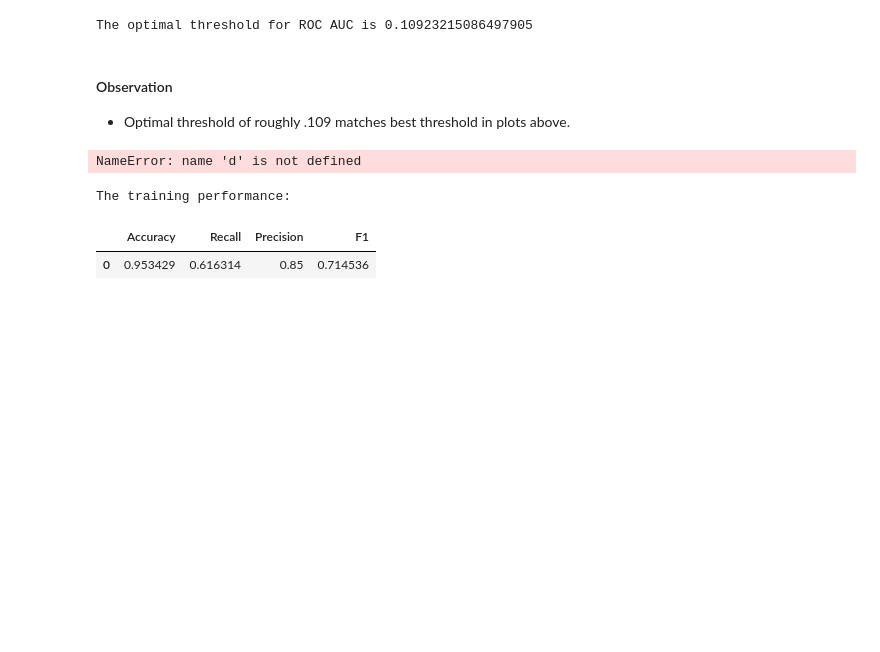
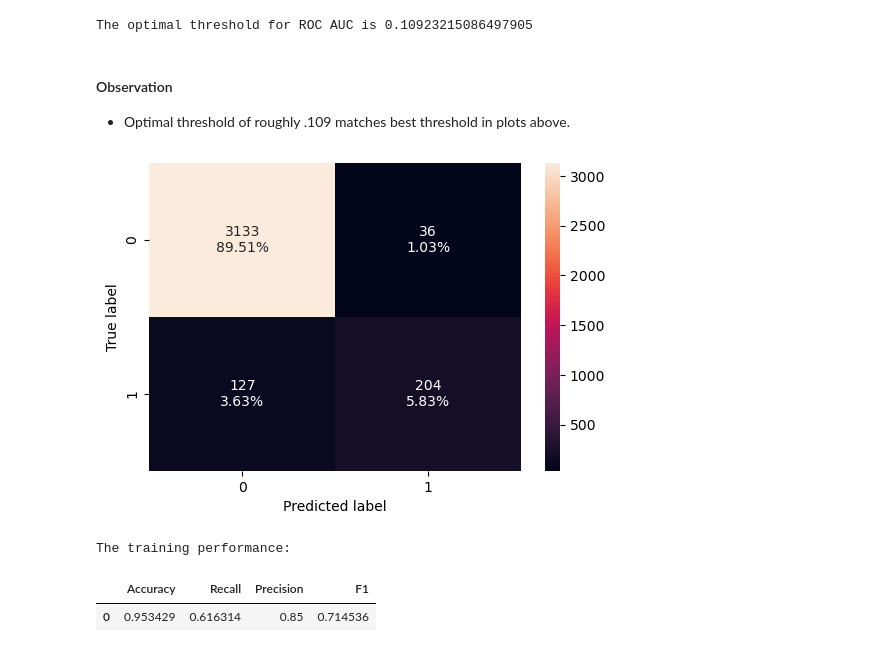
Before and after one commit to Drew75austin/Machine_Learning_Personal_Loan, a Jupyter notebook: SLC_Full_Code.ipynb, the cells around one changed output. Saved outputs shown, nothing was run; the diff lists cells and outputs as text; code cells hidden in the pictures; blank space fills up the shorter version.

```diff
--- a/SLC_Full_Code.ipynb
+++ b/SLC_Full_Code.ipynb
@@ -1006,10 +1019,10 @@ The optimal threshold for ROC AUC is 0.10923215086497905
 #### Observation
 - Optimal threshold of roughly .109 matches best threshold in plots above.
 # %%
-d
+#make confustion matrix
 confusion_matrix_sklearn_with_threshold(lg, X_train, y_train)
 # %% [output]
-NameError: name 'd' is not defined
+[figure, added]
 # %%
 # checking model performance for this model with training data
 log_reg_model_train_perf = model_performance_classification_sklearn_with_threshold(lg, X_train, y_train)
```
Also changed, not shown: parts of 7 cells of this notebook.
